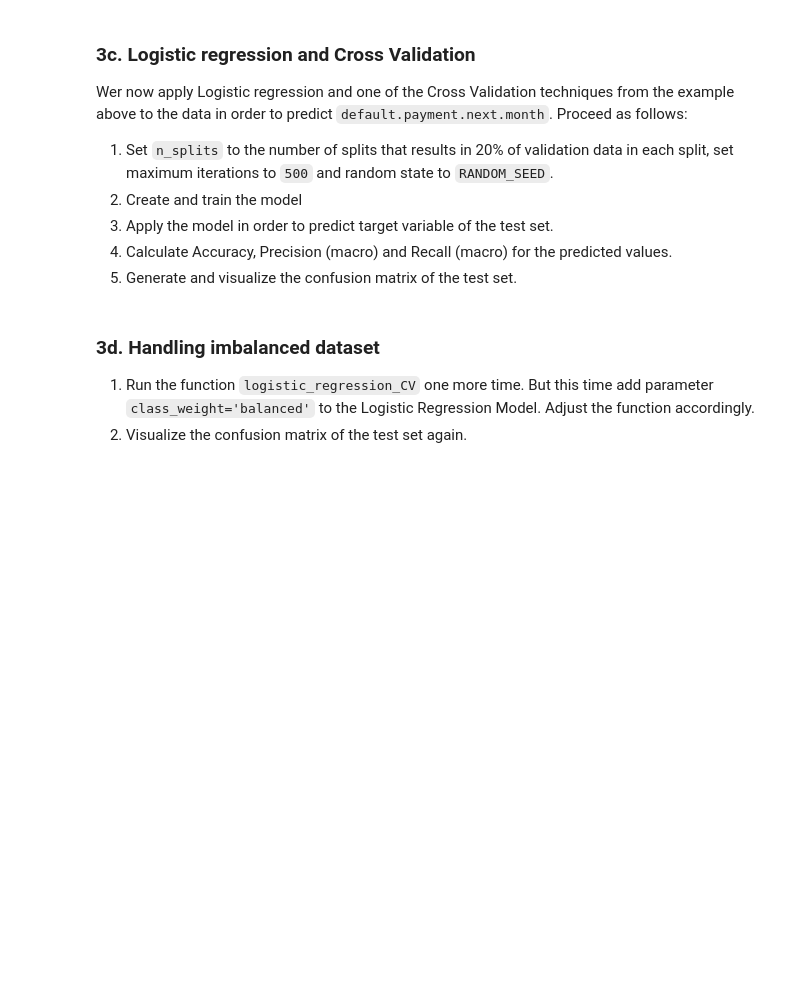
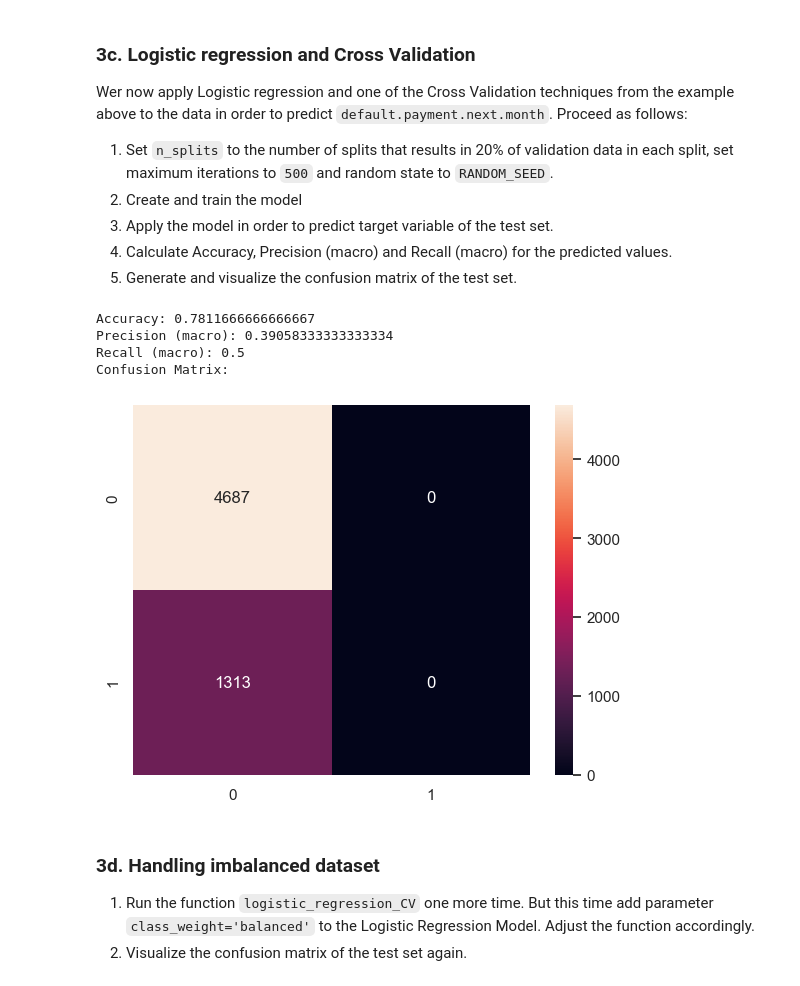
Before and after one commit to marcvonrohr/mldm_hs22, a Jupyter notebook: labs/L05_Supervised_Learning_LAB_ASSIGNMENT.ipynb, the cells around one changed output. Saved outputs shown, nothing was run; the diff lists cells and outputs as text; code cells hidden in the pictures; blank space fills up the shorter version.

```diff
--- a/labs/L05_Supervised_Learning_LAB_ASSIGNMENT.ipynb
+++ b/labs/L05_Supervised_Learning_LAB_ASSIGNMENT.ipynb
@@ -341,9 +341,9 @@ Wer now apply Logistic regression and one of the Cross Validation techniques fro
 # %%
 from sklearn.linear_model import LogisticRegressionCV
 
-def logistic_regression_CV(n_splits, cv_technique):
+def logistic_regression_CV(n_splits, cv_technique, class_weight):
     cv = cv_technique(n_splits=n_splits)
-    clf = LogisticRegressionCV(cv=cv, random_state=RANDOM_SEED, max_iter=500).fit(X_train_standard, y_train_notBalanced)
+    clf = LogisticRegressionCV(cv=cv, random_state=RANDOM_SEED, max_iter=500, class_weight=class_weight).fit(X_train_standard, y_train_notBalanced)
     y_pred = clf.predict(X_test_standard)
     return y_pred
 # %%
@@ -363,9 +363,14 @@ def return_statistics(y_true, y_pred):
     sns.heatmap(confusion_matrix(y_true, y_pred), annot=True, fmt="d")
 # %%
 n_splits = int(X_train_standard.shape[0]*0.2)
-
-y_pred = logistic_regression_CV(n_splits, StratifiedKFold)
+y_pred = logistic_regression_CV(n_splits, StratifiedKFold, 'None')
 return_statistics(y_test, y_pred)
+# %% [output]
+Accuracy: 0.7811666666666667
+Precision (macro): 0.39058333333333334
+Recall (macro): 0.5
+Confusion Matrix:
+[figure, added]
 # %% [markdown]
 ### 3d. Handling imbalanced dataset
 1. Run the function `logistic_regression_CV` one more time. But this time add parameter `class_weight='balanced'` to the Logistic Regression Model. Adjust the function accordingly.
```
Also changed, not shown: parts of 4 cells of this notebook.
